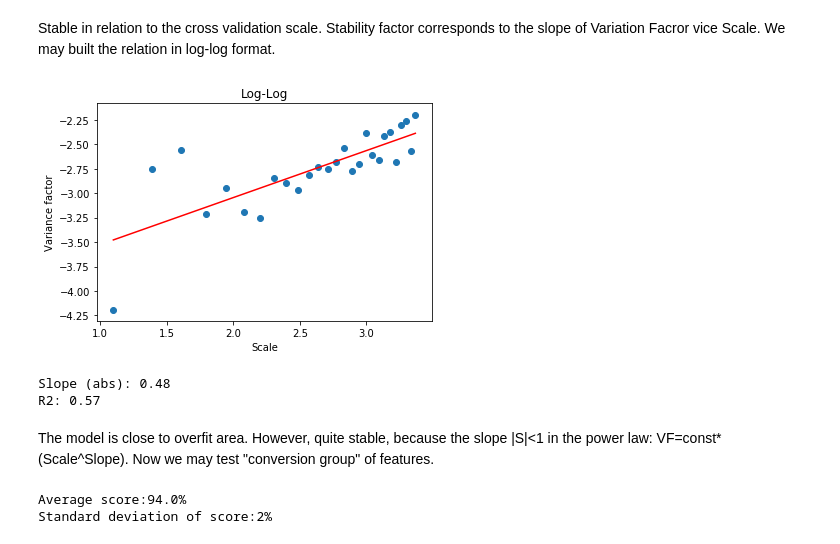
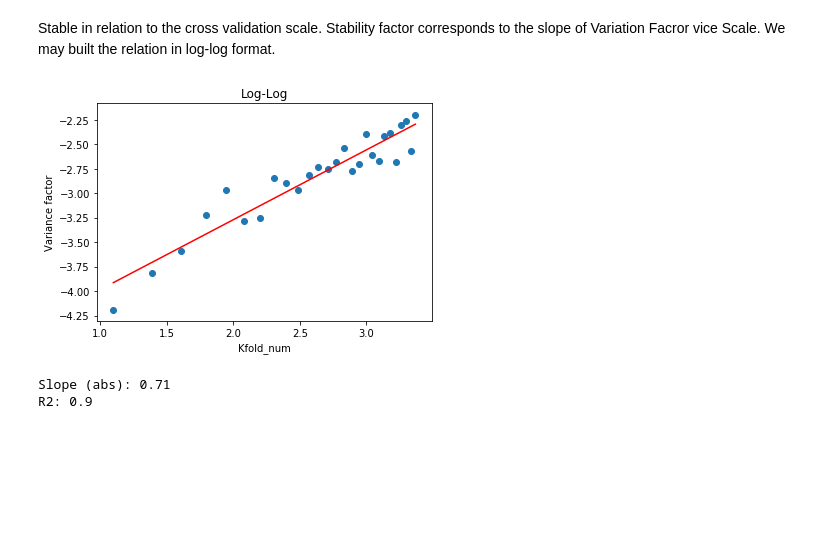
Before and after one commit to SergeyKamenshchikov/MARKETING, a Jupyter notebook: web_ml_new.ipynb, the cells around one changed output. Saved outputs shown, nothing was run; the diff lists cells and outputs as text; code cells hidden in the pictures; blank space fills up the shorter version.

```diff
--- a/web_ml_new.ipynb
+++ b/web_ml_new.ipynb
@@ -160,6 +174,6 @@ Binning of target:
 # %%
 df_binary=df.copy()
-df_binary['Offers_BIN']=get_class(df_binary['Offers'])
+df_binary['Offers_BIN']=get_class(df_binary['Offers'],0.5)
 del df_binary['Offers']
 # %% [markdown]
 Let's make an estimation of feature importance based on principal component analysis.
@@ -184,3 +223,3 @@ First we use acquisition features: Visits,Viewers,Views. However, visits have hi
 # %%
 array=df_binary.values
-X=array[:,0:1];Y=array[:,7]
+X=array[:,0:7];Y=array[:,7]
@@ -187,13 +268,12 @@ X=array[:,0:1];Y=array[:,7]
 # %%
 #building the ensemble#
-dt=DecisionTreeClassifier(criterion='entropy')
+gb=GradientBoostingClassifier(n_estimators=100,random_state=7)
 sv=SVC(gamma='auto')
-ab=AdaBoostClassifier(n_estimators=100,random_state=7)
-gb=GradientBoostingClassifier(n_estimators=100,random_state=7)
-mlp=MLPClassifier(activation='relu', hidden_layer_sizes=(5,1), random_state=1, solver='lbfgs')
+lg=LogisticRegression(solver='liblinear')
+nb=GaussianNB()
 
 estimators=[]
-estimators.extend([('dt',dt),('sv',sv),('ab',ab),('gb',gb),('mlp',mlp)])
+estimators.extend([('gb',gb),('sv',sv),('lg',lg),('nb',nb)])
 ensemble=VotingClassifier(estimators)
 #/building the ensemble#
 
@@ -223,6 +303,6 @@ for item in range(3,30):
     score_cv.append(score_med)
     score_sc.append(score_scatter) #score scattering
 
-    if (item % 2)==0:
+    if (item % 5)==0:
         print('Splits:'+str(item)+' Median: '+str(round(score_med,2)))
 # %% [output]
@@ -243,35 +315,20 @@ Splits:28 Median: 0.97
 Stable in relation to the cross validation scale. Stability factor corresponds to the slope of Variation Facror vice Scale. We may built the relation in log-log format.
 # %%
 var_factor=[log(x/y) for x,y in zip(score_sc,score_cv)]
-scale=[log(x) for x in cv_num]
+kfold_num=[log(x) for x in cv_num]
 
-plt.scatter(scale,var_factor)
-plt.plot(np.unique(scale),np.poly1d(np.polyfit(scale,var_factor,1))(np.unique(scale)),'r')
+plt.scatter(kfold_num,var_factor)
+plt.plot(np.unique(scale),np.poly1d(np.polyfit(kfold_num,var_factor,1))(np.unique(kfold_num)),'r')
 plt.title('Log-Log')
-plt.xlabel('Scale')
+plt.xlabel('Kfold_num')
 plt.ylabel('Variance factor')
 plt.show()
 
-R2=round((np.corrcoef(scale,var_factor)[0,1])**2,2)
-b,m=polyfit(scale,var_factor,1)
+R2=round((np.corrcoef(kfold_num,var_factor)[0,1])**2,2)
+b,m=polyfit(kfold_num,var_factor,1)
 print('Slope (abs):',abs(round(100*m)/100))
 print('R2:',R2)
 # %% [output]
-[figure, old version]
+[figure, new version]
-Slope (abs): 0.48
-R2: 0.57
+Slope (abs): 0.71
+R2: 0.9
-# %% [markdown]
-The model is close to overfit area. However, quite stable, because the slope |S|<1 in the power law: VF=const*(Scale^Slope). Now we may test "conversion group" of features.
-# %%
-X=array[:,3:7];Y=array[:,7]
-
-#output of results#
-kfold=KFold(n_splits=split_num,random_state=7)
-results=cross_val_score(ensemble,X,Y,cv=kfold)
-
-print('\nAverage score:'+str(round(100*median(results)))+str('%'))
-print('Standard deviation of score:'+str(round(100*stdev (results)))+str('%'))
-#/output of results#
-# %% [output]
-Average score:94.0%
-Standard deviation of score:2%
```
Also changed, not shown: parts of 28 cells of this notebook.
